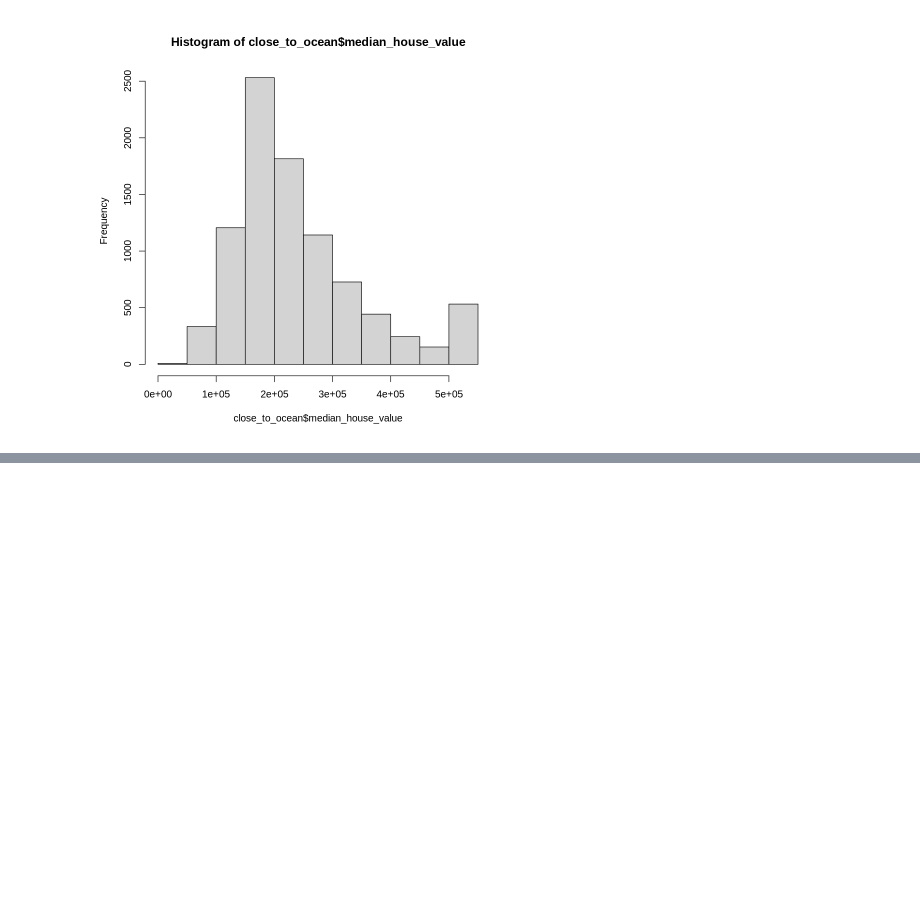
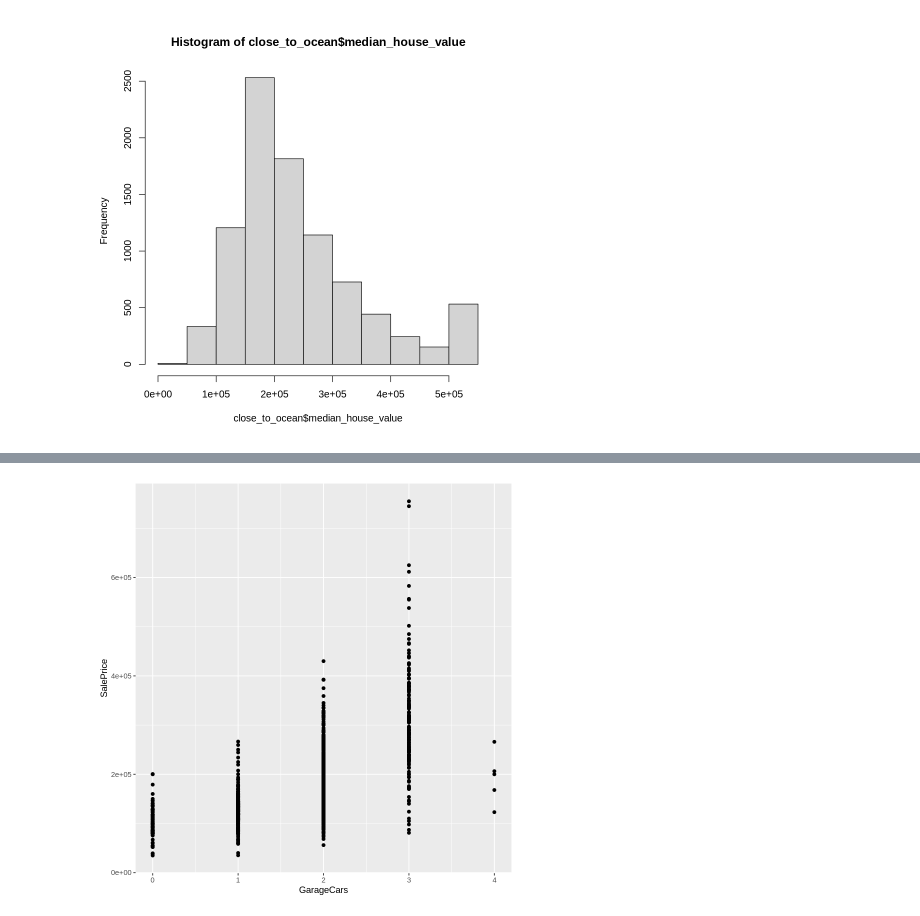
Before and after one commit to jerdavies/home-price-regression, a Jupyter notebook: marg_vs_divorce_viz.ipynb, the cells around one changed output, grey strips where cells are left out. Drawn from its saved outputs; the diff is of its cells as text; code cells hidden in the pictures; blank space fills up the shorter version.

```diff
--- a/marg_vs_divorce_viz.ipynb
+++ b/marg_vs_divorce_viz.ipynb
@@ -82,0 +142,5 @@ attr(,"class")
+# %%
+exterior_plot<- ggplot(data, aes(x= GarageCars, y=SalePrice) ) + geom_point()
+exterior_plot
+# %% [output]
+[figure, added]
```
Also changed, not shown: parts of 9 cells of this notebook.
